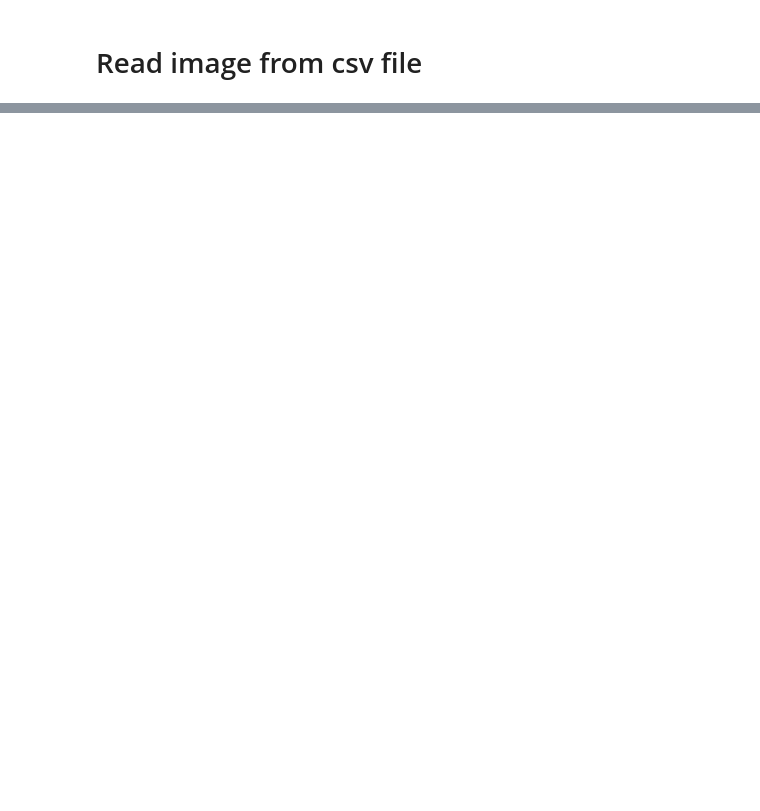
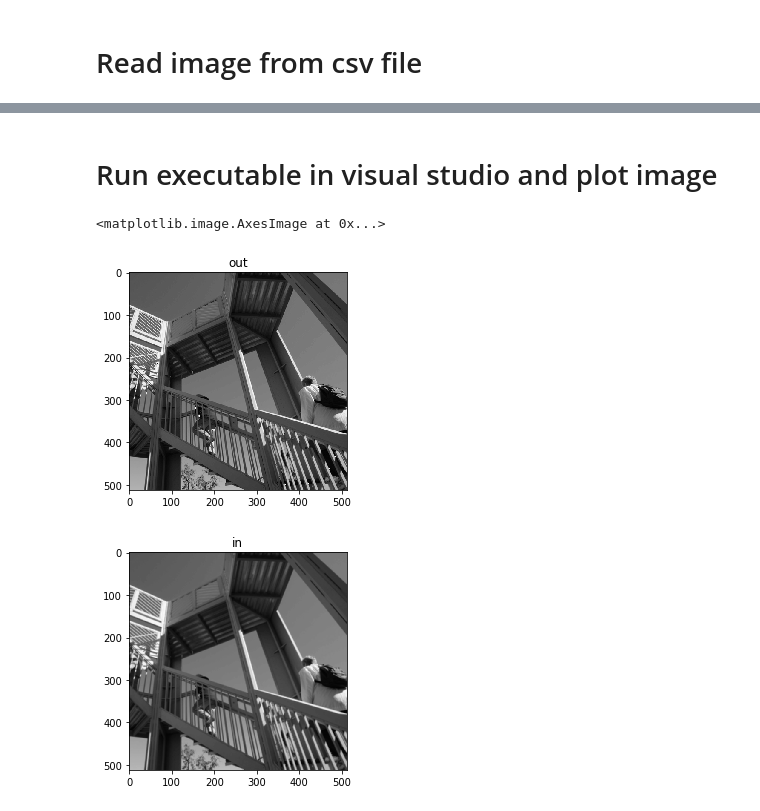
Before and after one commit to GuidoBallabio/embeddedPython, a Jupyter notebook: read_img_from_file.ipynb, the cells around one changed output, grey strips where cells are left out. Cells and saved outputs as stored; diff of their text form; code cells hidden in the pictures; blank space fills up the shorter version.

```diff
--- a/read_img_from_file.ipynb
+++ b/read_img_from_file.ipynb
@@ -20,0 +15,37 @@ plt.imshow(img_data.astype(np.uint8), cmap='gray')
+# %% [markdown]
+# Run executable in visual studio and plot image
+# %%
+import scipy.misc
+import struct
+import os
+rows = 512
+cols = 512
+baseDir = "./zybo/build/Debug/"
+data = np.random.rand(50,50)
+data = scipy.misc.ascent()
+
+#data = np.ones((5,10))*np.linspace(1,10,10)
+data = np.array(data,dtype="float32").reshape(-1)
+
+
+with open("in_file","wb") as f:
+    for d in data:
+        f.write(struct.pack("@f",d))
+
+plt.figure()
+plt.title("out")
+plt.imshow(data.reshape(rows,-1),cmap="gray")
+
+import subprocess
+programPath = os.path.join(baseDir,"main.exe")
+subprocess.call([programPath])
+
+
+plt.figure()
+plt.title("in")
+inp = np.fromfile("out_file",dtype="float32")
+plt.imshow(inp.reshape(rows,cols),cmap="gray")
+# %% [output]
+<matplotlib.image.AxesImage at 0x...>
+[figure, added]
+[figure, added]
```
Also changed, not shown: parts of 1 cell of this notebook, 37 other files.
